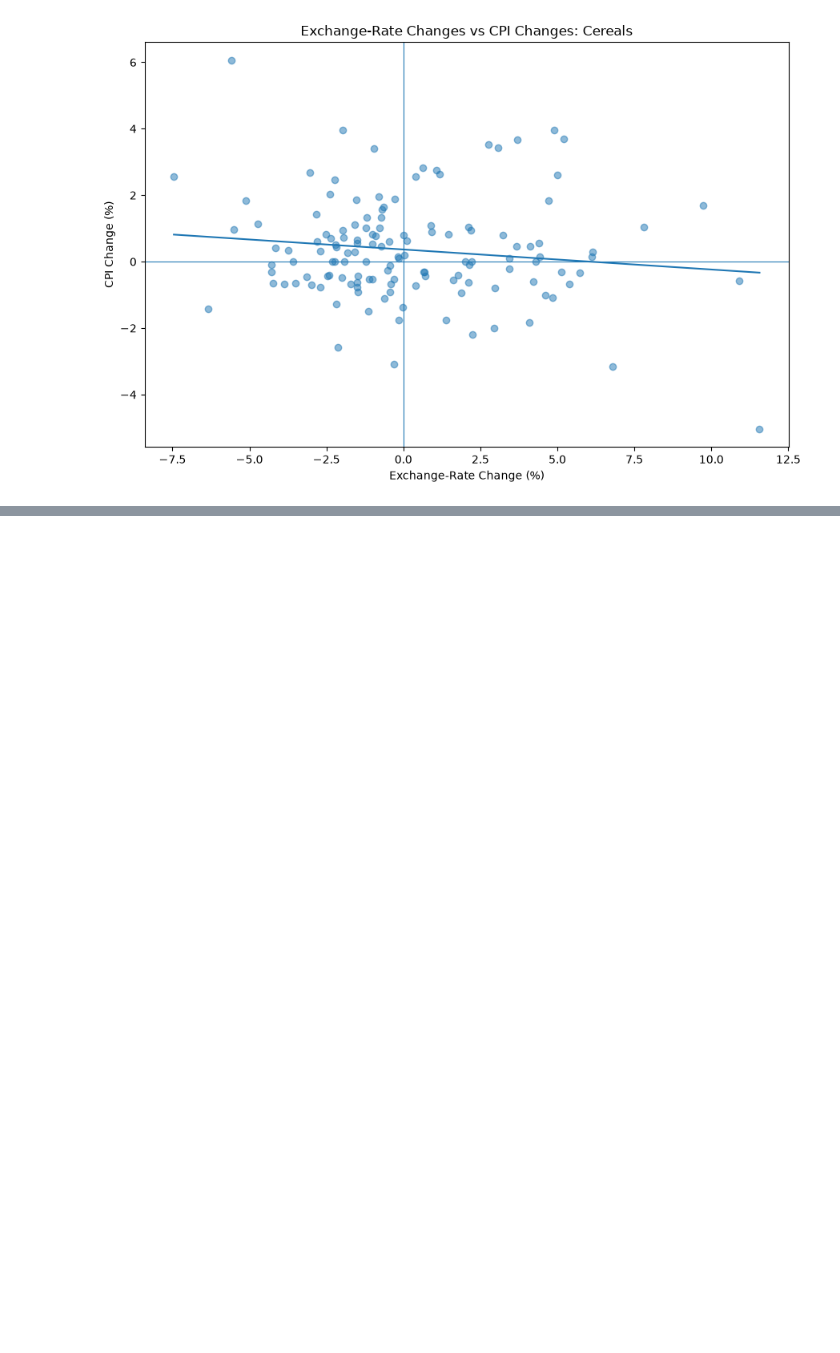
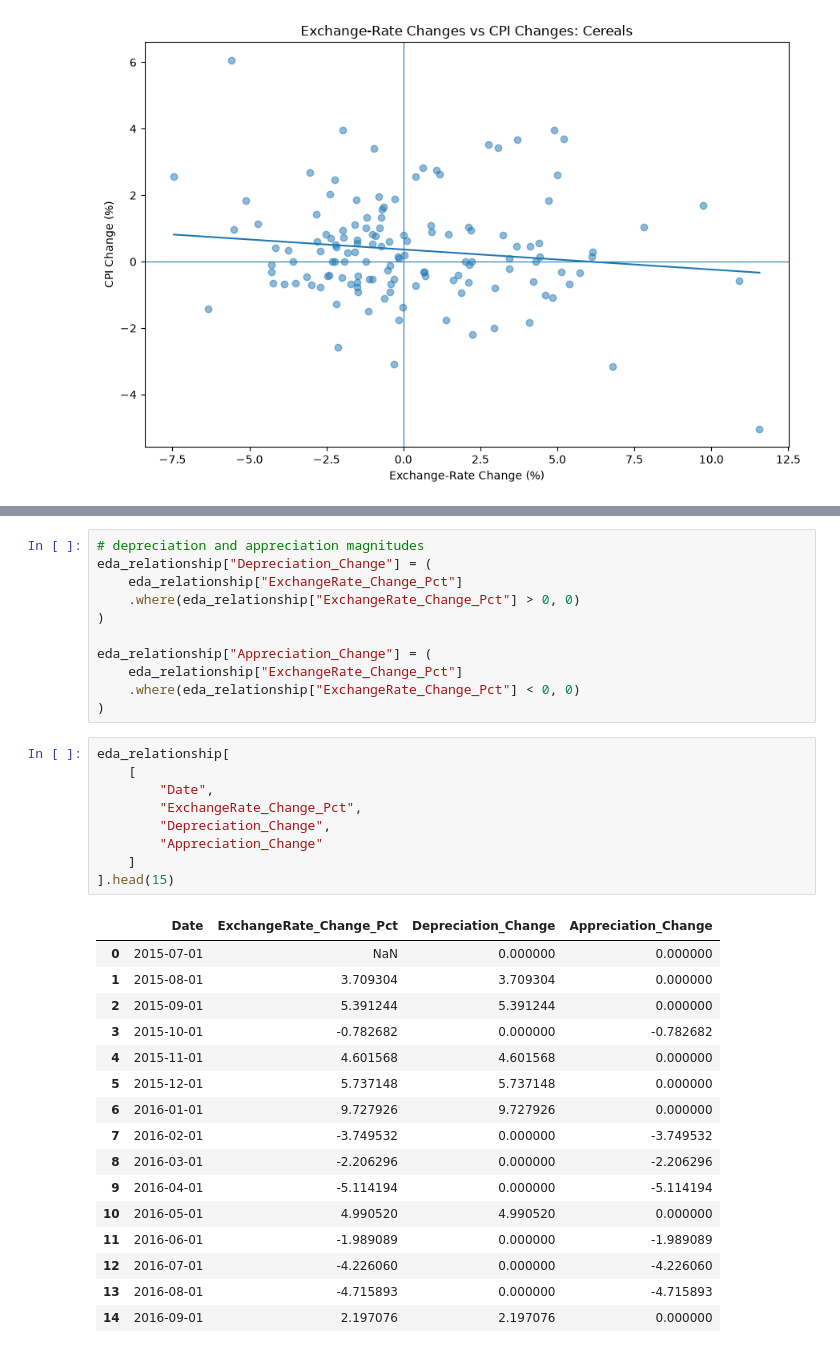
Before and after one commit to MasindiManaga/ERPT_ML_Research, a Jupyter notebook: notebooks/04_Exploratory_Data_Analysis.ipynb, the cells around one changed output, grey strips where cells are left out. Drawn from its saved outputs; the diff is of its cells as text; blank space fills up the shorter version.

```diff
--- a/notebooks/04_Exploratory_Data_Analysis.ipynb
+++ b/notebooks/04_Exploratory_Data_Analysis.ipynb
@@ -965,0 +1060,37 @@ plt.show()
+# %%
+# depreciation and appreciation magnitudes
+eda_relationship["Depreciation_Change"] = (
+    eda_relationship["ExchangeRate_Change_Pct"]
+    .where(eda_relationship["ExchangeRate_Change_Pct"] > 0, 0)
+)
+
+eda_relationship["Appreciation_Change"] = (
+    eda_relationship["ExchangeRate_Change_Pct"]
+    .where(eda_relationship["ExchangeRate_Change_Pct"] < 0, 0)
+)
+# %%
+eda_relationship[
+    [
+        "Date",
+        "ExchangeRate_Change_Pct",
+        "Depreciation_Change",
+        "Appreciation_Change"
+    ]
+].head(15)
+# %% [output]
+|  | Date | ExchangeRate_Change_Pct | Depreciation_Change | Appreciation_Change |
+| 0 | 2015-07-01 | NaN | 0.000000 | 0.000000 |
+| 1 | 2015-08-01 | 3.709304 | 3.709304 | 0.000000 |
+| 2 | 2015-09-01 | 5.391244 | 5.391244 | 0.000000 |
+| 3 | 2015-10-01 | -0.782682 | 0.000000 | -0.782682 |
+| 4 | 2015-11-01 | 4.601568 | 4.601568 | 0.000000 |
+| 5 | 2015-12-01 | 5.737148 | 5.737148 | 0.000000 |
+| 6 | 2016-01-01 | 9.727926 | 9.727926 | 0.000000 |
+| 7 | 2016-02-01 | -3.749532 | 0.000000 | -3.749532 |
+| 8 | 2016-03-01 | -2.206296 | 0.000000 | -2.206296 |
+| 9 | 2016-04-01 | -5.114194 | 0.000000 | -5.114194 |
+| 10 | 2016-05-01 | 4.990520 | 4.990520 | 0.000000 |
+| 11 | 2016-06-01 | -1.989089 | 0.000000 | -1.989089 |
+| 12 | 2016-07-01 | -4.226060 | 0.000000 | -4.226060 |
+| 13 | 2016-08-01 | -4.715893 | 0.000000 | -4.715893 |
+| 14 | 2016-09-01 | 2.197076 | 2.197076 | 0.000000 |
```
Also changed, not shown: parts of 13 cells of this notebook.
